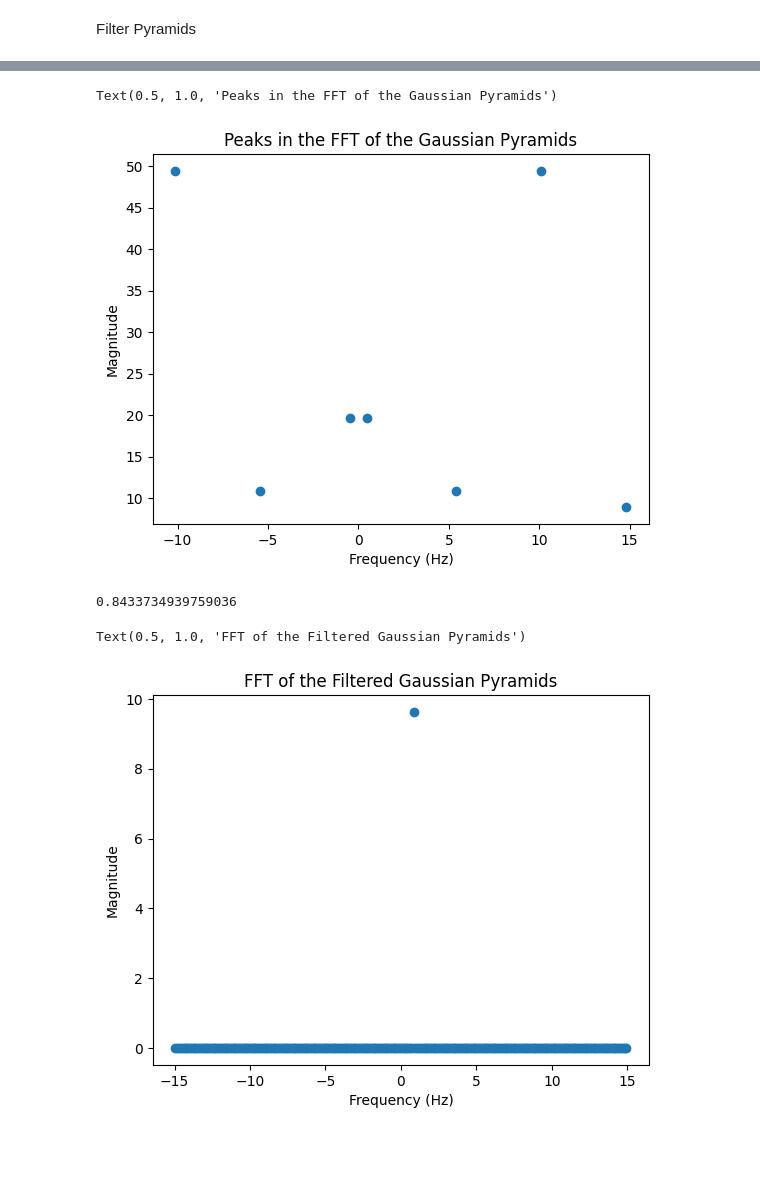
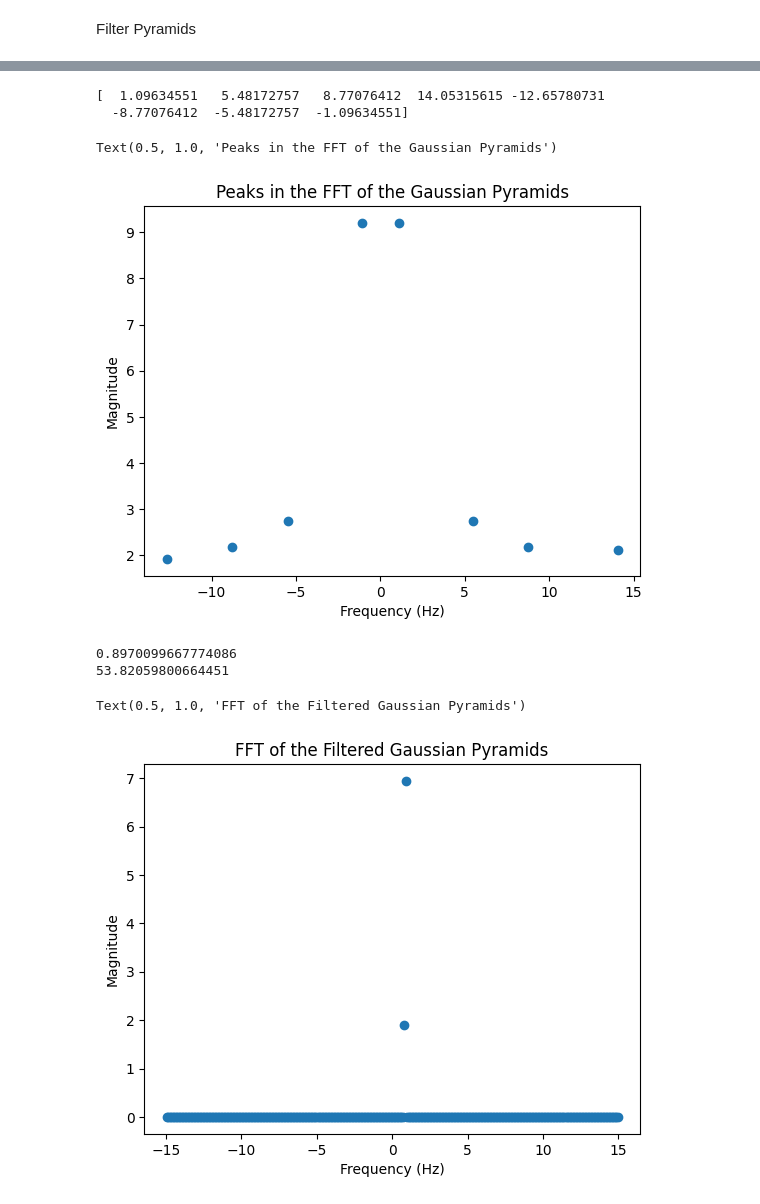
Before and after one commit to Mushimush/HRjupyter, a Jupyter notebook: HR.ipynb, the cells around one changed output, grey strips where cells are left out. Cells and saved outputs as stored; diff of their text form; code cells hidden in the pictures; blank space fills up the shorter version.

```diff
--- a/HR.ipynb
+++ b/HR.ipynb
@@ -255,8 +255,9 @@ def filterGaussianPyramids(pyramids,
 Loading Image, and putting it in an array
 # %%
 image_sequence = []
-video = cv2.VideoCapture('myface.mp4')
+video = cv2.VideoCapture('face.mp4')
 fps = video.get(cv2.CAP_PROP_FPS)
+frame_count  = int(video.get(cv2.CAP_PROP_FRAME_COUNT))
 while video.isOpened():
     ret, frame = video.read()
     if ret is False:
@@ -345,6 +346,7 @@ magnitude = np.abs(real_part)
 peaks, _ = find_peaks(magnitude[:, 0, 0], distance=30)
 peak_frequencies = frequencies[peaks]
 peak_magnitudes = magnitude[peaks]
+print(peak_frequencies)
 # Plot the frequencies and magnitudes of the peaks
 plt.scatter(peak_frequencies, peak_magnitudes[:, 0, 0])
 
@@ -355,33 +357,47 @@ plt.ylabel('Magnitude')
 # Add a title to the plot
 plt.title('Peaks in the FFT of the Gaussian Pyramids')
 # %% [output]
-Text(0.5, 1.0, 'Peaks in the FFT of the Gaussian Pyramids')
+[  1.09634551   5.48172757   8.77076412  14.05315615 -12.65780731
+  -8.77076412  -5.48172757  -1.09634551]
+Text(0.5, 1.0, 'Peaks in the FFT of the Gaussian Pyramids')
-[figure, old version]
+[figure, new version]
 # %%
+filtered_frequencies = []
 fft = np.fft.fft(gaussian_pyramids,axis=0)
 frequencies = np.fft.fftfreq(gaussian_pyramids.shape[0], d=1.0/fps)
 low = (np.abs(frequencies - freq_range[0])).argmin()
 high = (np.abs(frequencies - freq_range[1])).argmin()
 
 fft[:low] = 0
 fft[high:] = 0
+
 real_part = np.real(fft[:,:,0])
 magnitude = np.abs(real_part)
 peak_index = np.argmax(magnitude[:, 0, 0])
+
 peak_frequency = frequencies[peak_index]
 print(peak_frequency)
 plt.scatter(frequencies, magnitude[:, 0, 0])
+for i in range(low, high+1):
+    filtered_frequencies.append(frequencies[i])
+heart_rates = []
+for frequency in filtered_frequencies:
+    heart_rate = frequency * 60
+    heart_rates.append(heart_rate)
+average_heart_rate = np.mean(heart_rates)
+print(average_heart_rate)
 
 # Add labels to the x- and y-axes
 plt.xlabel('Frequency (Hz)')
 plt.ylabel('Magnitude')
 
 # Add a title to the plot
 plt.title('FFT of the Filtered Gaussian Pyramids')
 # %% [output]
-0.8433734939759036
+0.8970099667774086
+53.82059800664451
 Text(0.5, 1.0, 'FFT of the Filtered Gaussian Pyramids')
-[figure, old version]
+[figure, new version]
 # %%
 filtered_pyramids = np.fft.ifft(fft, axis = 0).real
 print(filtered_pyramids)
```
Also changed, not shown: parts of 5 cells of this notebook.
